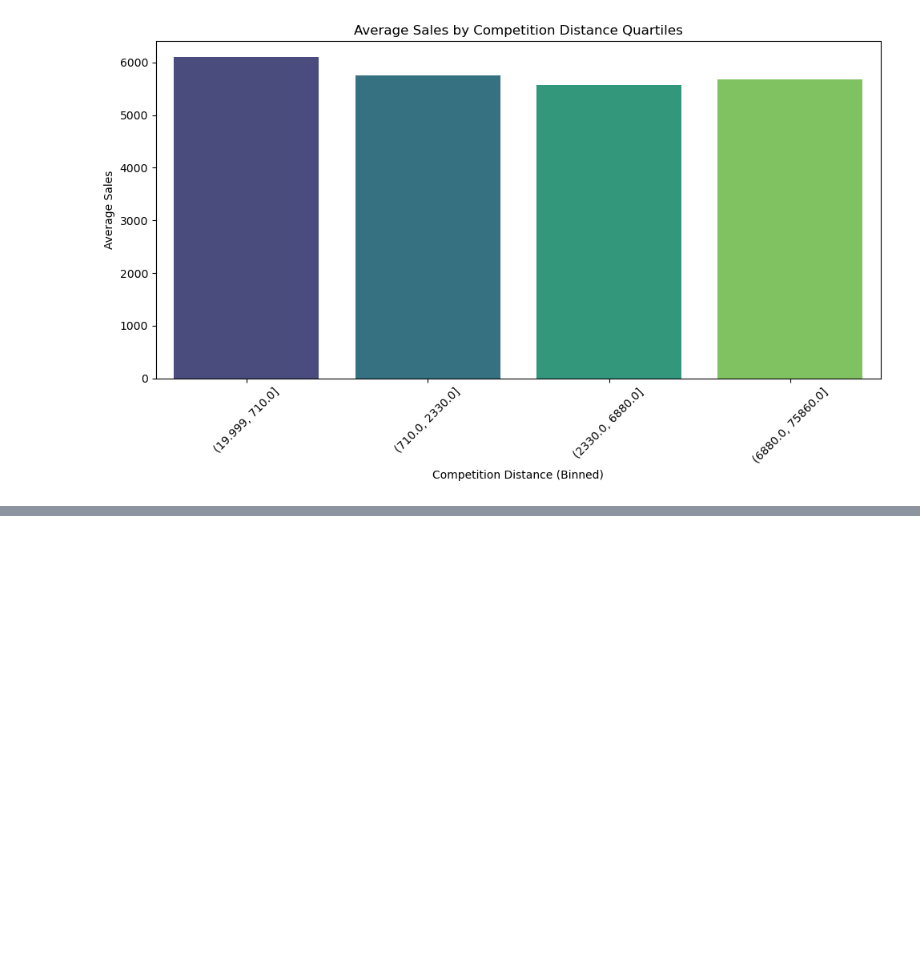
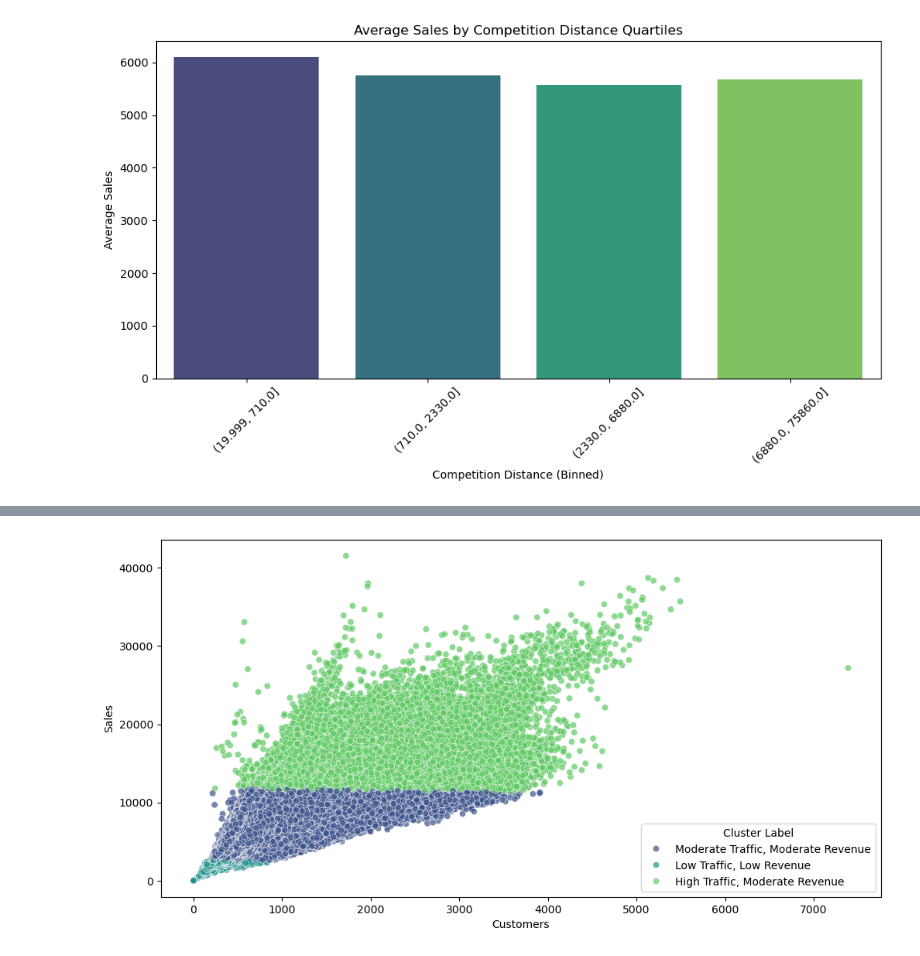
Before and after one commit to Alexanderbenit7/forecast-udate, a Jupyter notebook: Visualisation.ipynb, the cells around one changed output, grey strips where cells are left out. Cells and saved outputs as stored; diff of their text form; code cells hidden in the pictures; blank space fills up the shorter version.

```diff
--- a/Visualisation.ipynb
+++ b/Visualisation.ipynb
@@ -237,0 +258,38 @@ Name: CompetitionDistance, dtype: float64
+# %%
+# 6b: Clustering Customers vs Sales
+from sklearn.cluster import KMeans
+import numpy as np
+
+# Prepare data for clustering
+customer_sales_data = final_data[['Customers', 'Sales']].dropna()
+
+# Perform KMeans clustering
+kmeans = KMeans(n_clusters=4, random_state=42)
+kmeans.fit(customer_sales_data)
+customer_sales_data['Cluster'] = kmeans.labels_
+
+# Scatter plot with clusters
+# Assign descriptive labels to clusters
+centroids = kmeans.cluster_centers_
+cluster_labels = {}
+for idx, (x, y) in enumerate(centroids):
+    if x < 500 and y < 5000:
+        label = "Low Traffic, Low Revenue"
+    elif x < 1500 and y < 10000:
+        label = "Moderate Traffic, Moderate Revenue"
+    elif x >= 1500 and y < 15000:
+        label = "High Traffic, Moderate Revenue"
+    else:
+        label = "High Traffic, High Revenue"
+    cluster_labels[idx] = label
+
+# Map descriptive labels to the dataset
+customer_sales_data['Cluster Label'] = customer_sales_data['Cluster'].map(cluster_labels)
+
+# Scatter plot with descriptive labels
+plt.figure(figsize=(12, 6))
+sns.scatterplot(data=customer_sales_data, x='Customers', y='Sales', hue='Cluster Label', palette='viridis', alpha=0.7)
+
+plt.show()
+# %% [output]
+[figure, added]
```
Also changed, not shown: parts of 3 cells of this notebook.
